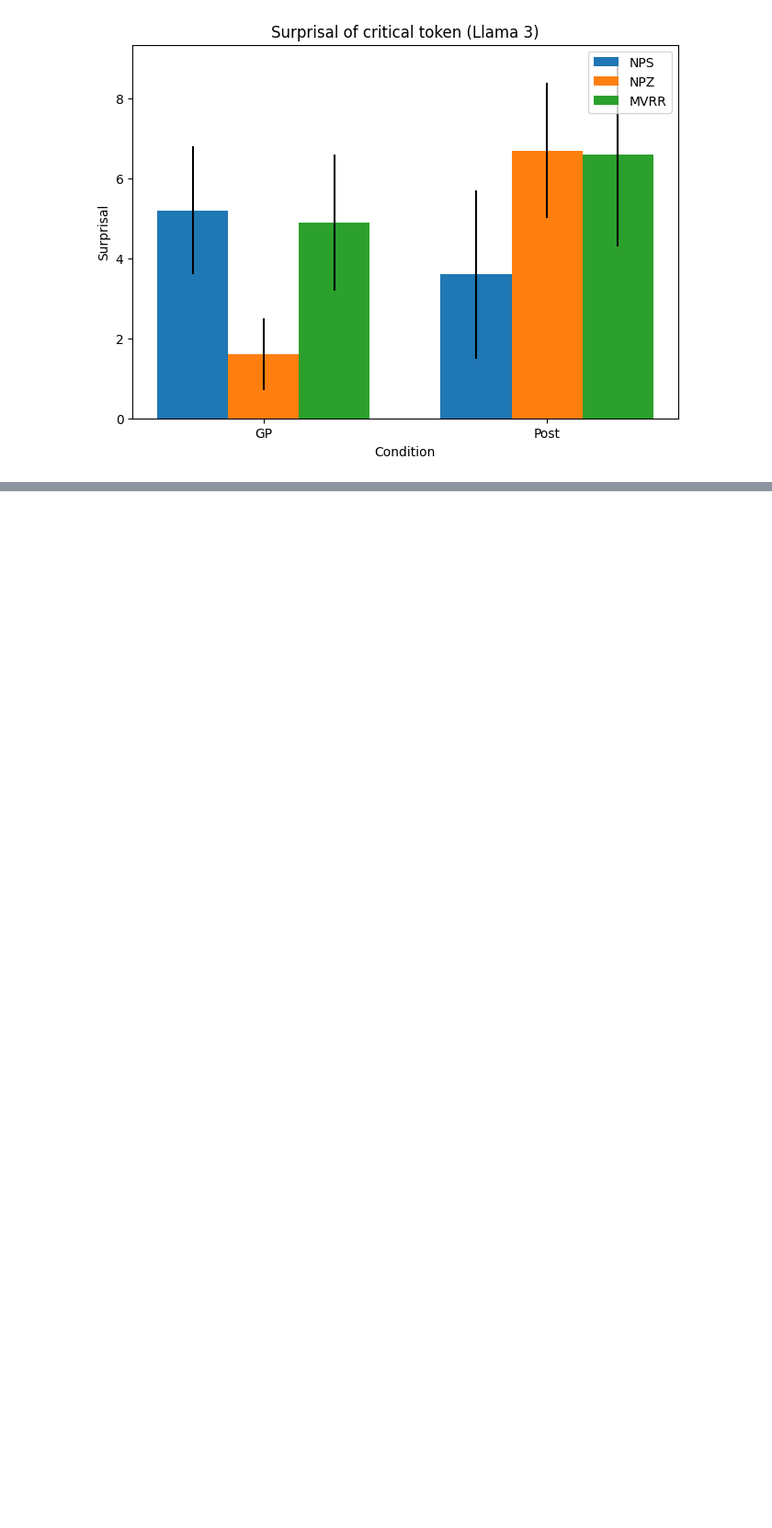
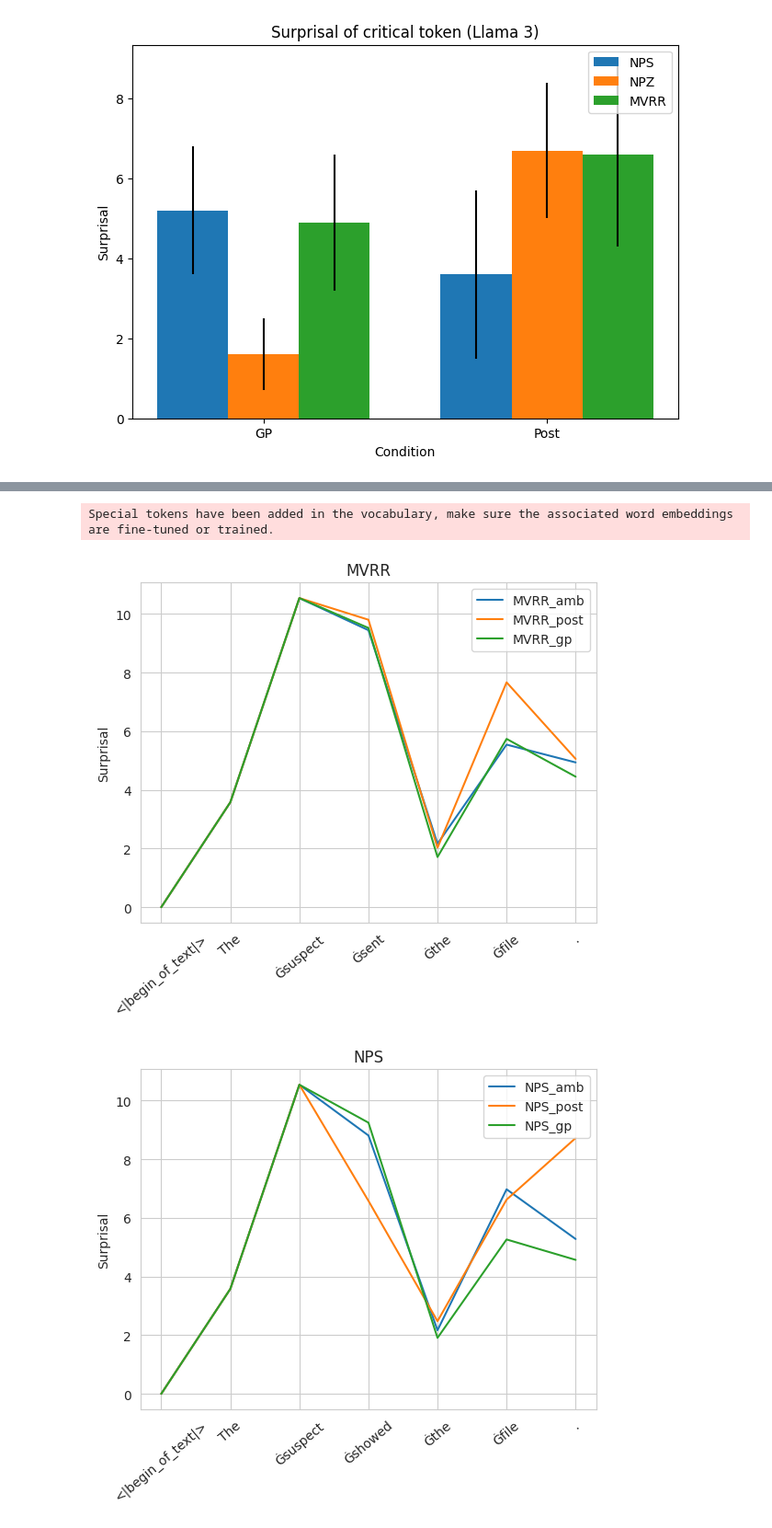
Before and after one commit to hannamw/GP-mechanisms, a Jupyter notebook: analysis/plot_surprisals.ipynb, the cells around one changed output, grey strips where cells are left out. Shown at 92% size. Drawn from its saved outputs; the diff is of its cells as text; code cells hidden in the pictures; blank space fills up the shorter version.

```diff
--- a/analysis/plot_surprisals.ipynb
+++ b/analysis/plot_surprisals.ipynb
@@ -117,0 +91,57 @@ Special tokens have been added in the vocabulary, make sure the associated word
+# %%
+import json
+import csv
+from matplotlib import pyplot as plt
+import seaborn as sns
+
+from transformers import AutoTokenizer
+import numpy as np
+
+sns.set_style("whitegrid")
+
+# parse examples
+condition_examples = {"NPS": None, "NPZ": None, "MVRR": None}
+with open("../data_csv/gp_same_len.csv", 'r') as input_data:
+    model_name = "meta-llama/Meta-Llama-3-8B"
+    tok = AutoTokenizer.from_pretrained(model_name)
+    reader = csv.reader(input_data)
+    next(reader)    # skip header
+    for row in reader:
+        item, condition, sentence_amb, sentence_gp, sentence_post = row
+        target_len = 6 if condition in ("MVRR", "NPS") else 7
+
+        sentence_amb_tok = tok(sentence_amb, return_tensors="pt").input_ids.to("cuda")
+        sentence_gp_tok = tok(sentence_gp, return_tensors="pt").input_ids.to("cuda")
+        sentence_post_tok = tok(sentence_post, return_tensors="pt").input_ids.to("cuda")
+        if condition_examples[condition] is None and sentence_amb_tok.shape[-1] == target_len:
+            condition_examples[condition] = tok.convert_ids_to_tokens(sentence_amb_tok[0])
+            condition_examples[condition].append("," if condition == 'NPZ' else ".")
+        if None not in condition_examples.values():
+            break
+
+with open("word_surprisals_aggnone.jsonl", 'r') as json_data:
+    for condition in ("MVRR", "NPS", "NPZ"):
+        for line in json_data:
+            data = json.loads(line)
+            this_condition = data["condition"]
+            type = data["type"]
+            surps = [0.0]
+            surps.extend(data["sent_post_mean_surprisals"])
+            if this_condition != condition:
+                continue
+            target_len = 6 if condition in ("NPS", "MVRR") else 7
+            x = np.arange(target_len+1)
+
+            plt.plot(x, surps, label=f"{condition}_{type}")
+
+        plt.xticks(x, condition_examples[condition], rotation=40)
+        plt.ylabel("Surprisal")
+        plt.legend()
+        plt.title(condition)
+        plt.show()
+        plt.clf(); plt.cla(); plt.close()
+        json_data.seek(0)
+# %% [output]
+Special tokens have been added in the vocabulary, make sure the associated word embeddings are fine-tuned or trained.
+[figure, added]
+[figure, added]
```
Also changed, not shown: parts of 2 cells of this notebook, 8 other files.
